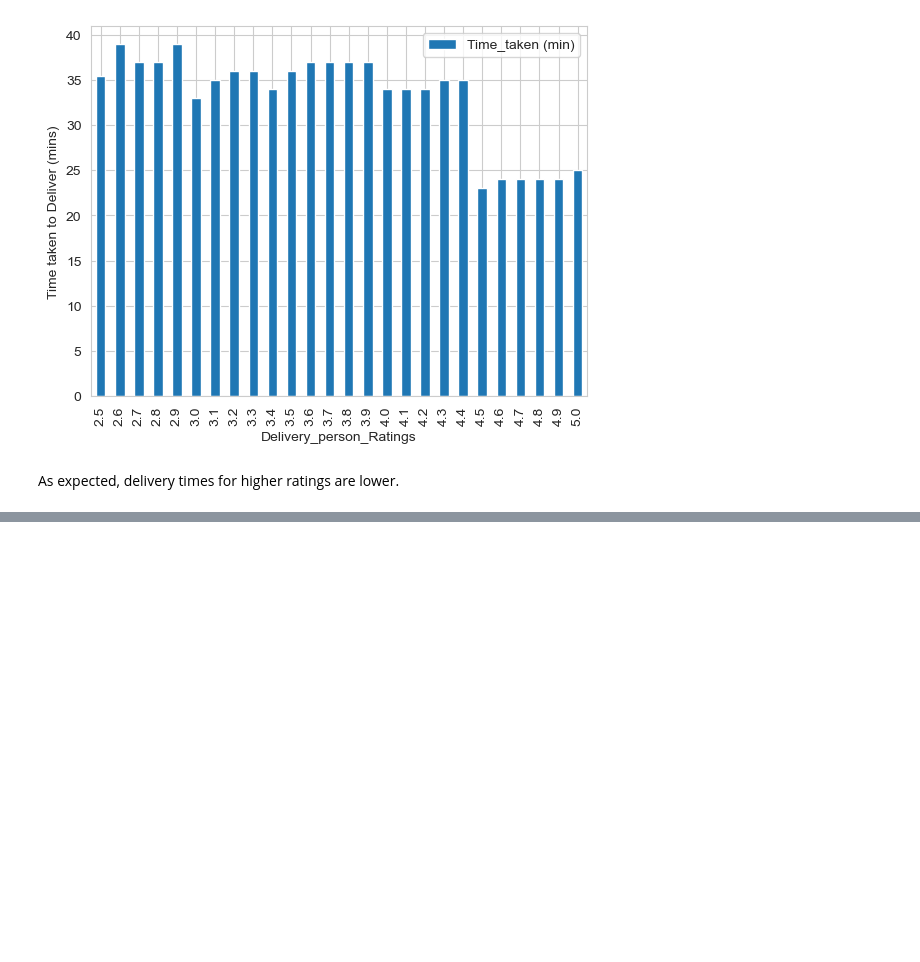
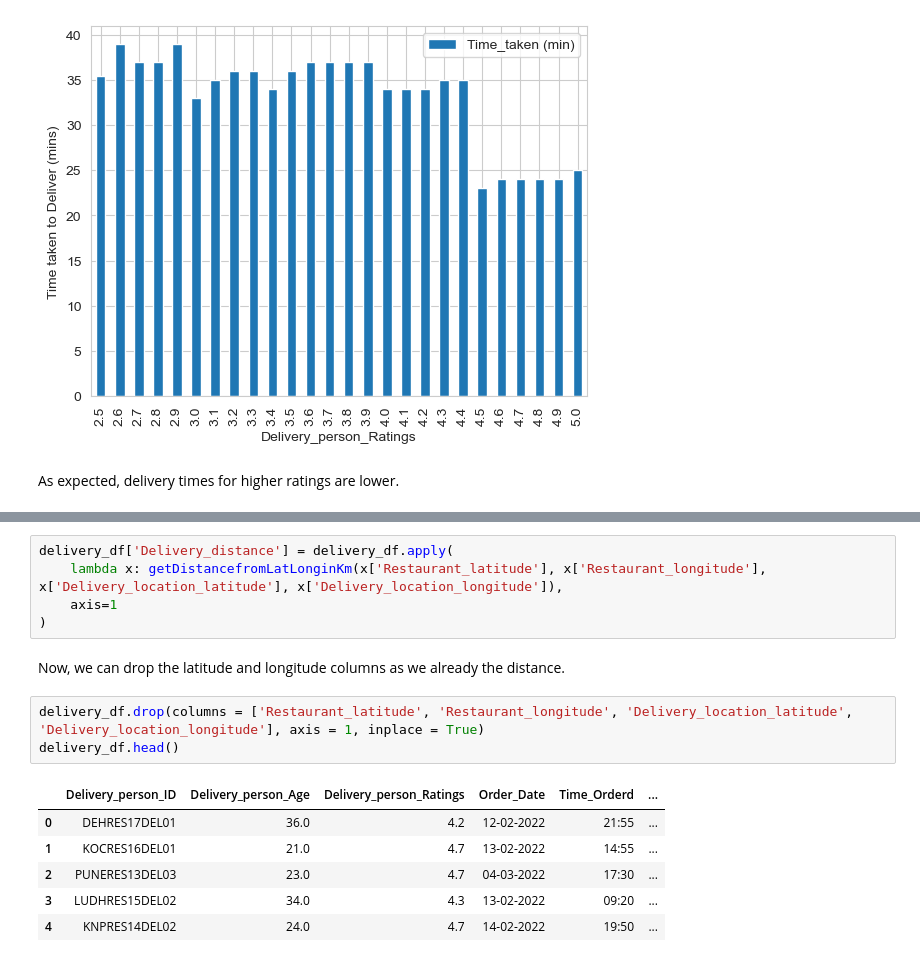
Before and after one commit to abhijitchak103/DelayTimePrediction, a Jupyter notebook: notebooks/Data_Transformation.ipynb, the cells around one changed output, grey strips where cells are left out. Saved outputs shown, nothing was run; the diff lists cells and outputs as text; blank space fills up the shorter version.

```diff
--- a/notebooks/Data_Transformation.ipynb
+++ b/notebooks/Data_Transformation.ipynb
@@ -195,0 +216,17 @@ df['delivery_distance'] = df.apply(
+# %%
+delivery_df['Delivery_distance'] = delivery_df.apply(
+    lambda x: getDistancefromLatLonginKm(x['Restaurant_latitude'], x['Restaurant_longitude'], x['Delivery_location_latitude'], x['Delivery_location_longitude']),
+    axis=1
+)
+# %% [markdown]
+Now, we can drop the latitude and longitude columns as we already the distance.
+# %%
+delivery_df.drop(columns = ['Restaurant_latitude', 'Restaurant_longitude', 'Delivery_location_latitude', 'Delivery_location_longitude'], axis = 1, inplace = True)
+delivery_df.head()
+# %% [output]
+|  | Delivery_person_ID | Delivery_person_Age | Delivery_person_Ratings | Order_Date | Time_Orderd | ... |
+| 0 | DEHRES17DEL01 | 36.0 | 4.2 | 12-02-2022 | 21:55 | ... |
+| 1 | KOCRES16DEL01 | 21.0 | 4.7 | 13-02-2022 | 14:55 | ... |
+| 2 | PUNERES13DEL03 | 23.0 | 4.7 | 04-03-2022 | 17:30 | ... |
+| 3 | LUDHRES15DEL02 | 34.0 | 4.3 | 13-02-2022 | 09:20 | ... |
+| 4 | KNPRES14DEL02 | 24.0 | 4.7 | 14-02-2022 | 19:50 | ... |
```
Also changed, not shown: parts of 33 cells of this notebook.
